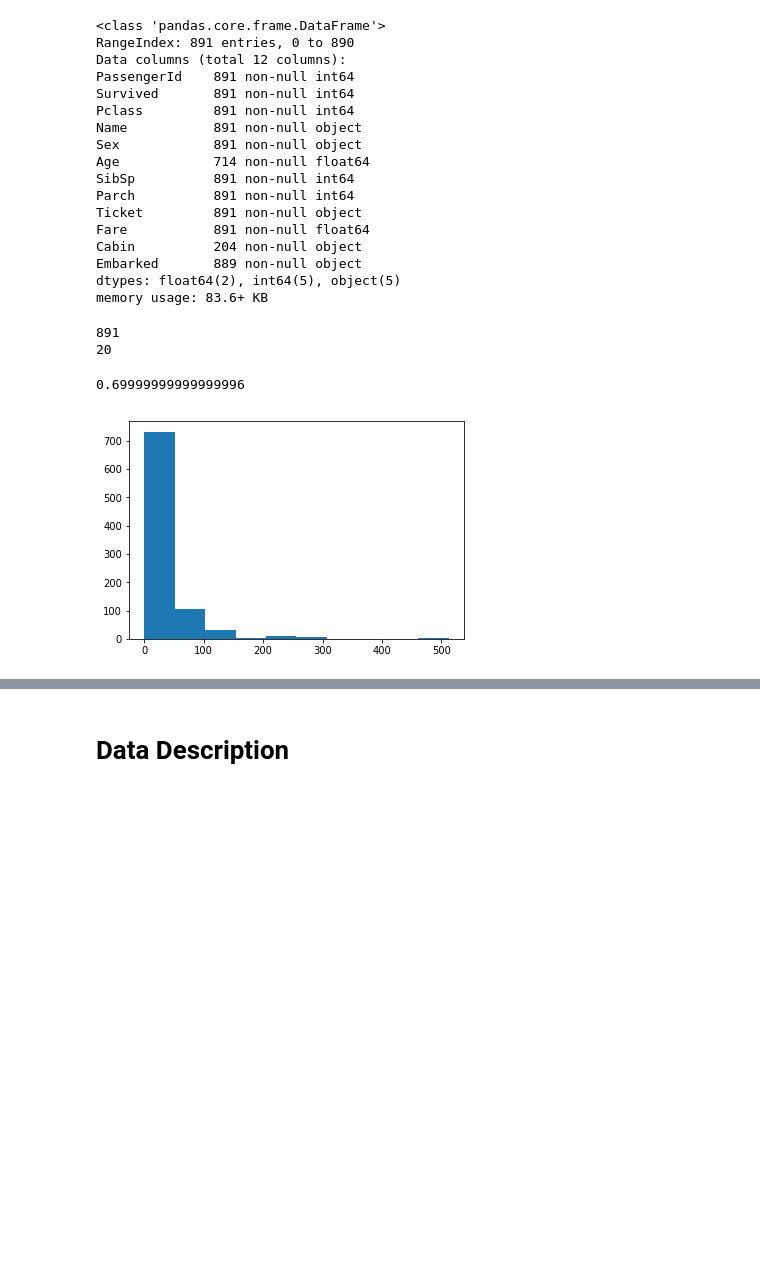
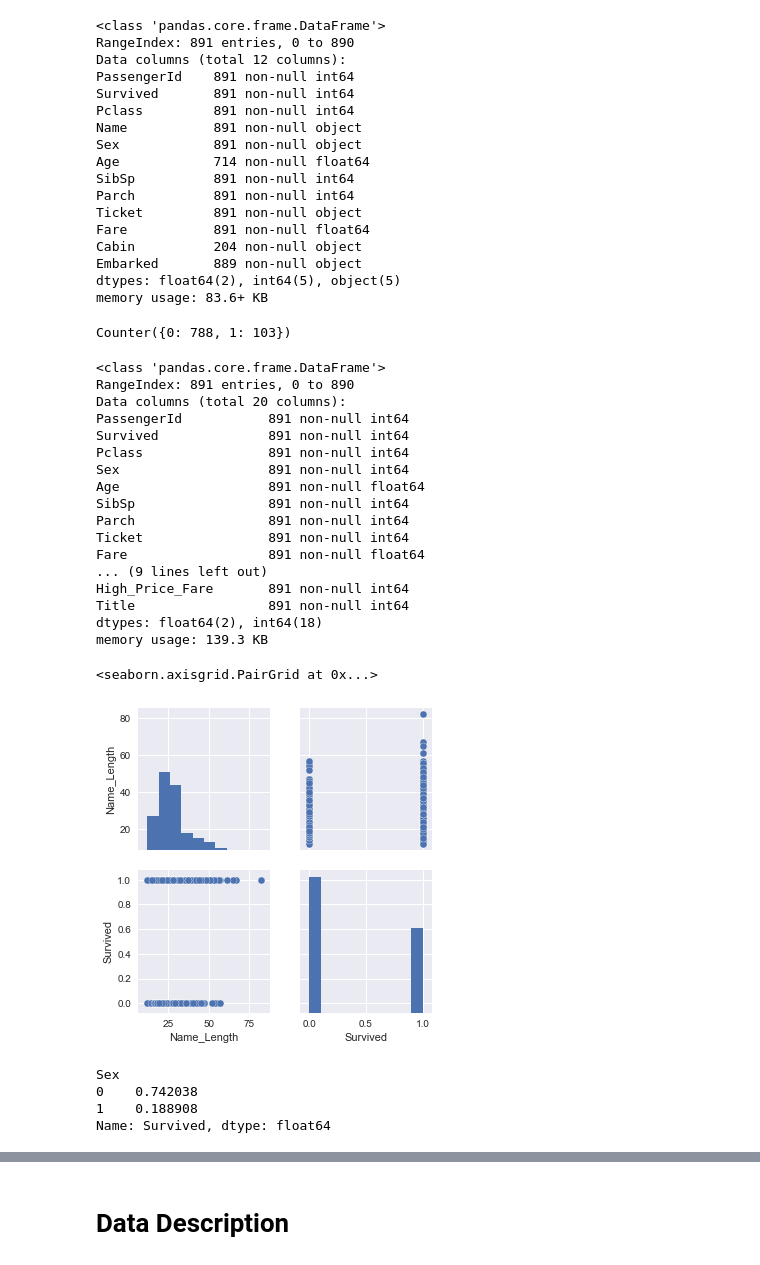
Before and after one commit to GoatWang/Kaggle_Titanic, a Jupyter notebook: submission.ipynb, the cells around one changed output, grey strips where cells are left out. Cells and saved outputs as stored; diff of their text form; code cells hidden in the pictures; blank space fills up the shorter version.

```diff
--- a/submission.ipynb
+++ b/submission.ipynb
@@ -63,16 +63,6 @@ Cabin          204 non-null object
 Embarked       889 non-null object
 dtypes: float64(2), int64(5), object(5)
 memory usage: 83.6+ KB
-# %%
-plt.hist(df['Fare'])
-print(len(df))
-print(len(df[df['Fare'] > 200]))
-sum(df[df['Fare'] > 200]['Survived']) /20
-# %% [output]
-891
-20
-0.69999999999999996
-[figure, removed]
 # %%
 def preprocess(df):
     # reassign id
@@ -205,3 +253,52 @@ def preprocess(df):
 # %%
 df = pd.read_csv('train.csv')
 df = preprocess(df)
+# %%
+Counter(df['Mother'])
+# %% [output]
+Counter({0: 788, 1: 103})
+# %%
+df.info()
+sns.pairplot(df[['Name_Length', 'Survived']])
+# %% [output]
+<class 'pandas.core.frame.DataFrame'>
+RangeIndex: 891 entries, 0 to 890
+Data columns (total 20 columns):
+PassengerId           891 non-null int64
+Survived              891 non-null int64
+Pclass                891 non-null int64
+Sex                   891 non-null int64
+Age                   891 non-null float64
+SibSp                 891 non-null int64
+Parch                 891 non-null int64
+Ticket                891 non-null int64
+Fare                  891 non-null float64
+... (9 lines left out)
+High_Price_Fare       891 non-null int64
+Title                 891 non-null int64
+dtypes: float64(2), int64(18)
+memory usage: 139.3 KB
+<seaborn.axisgrid.PairGrid at 0x...>
+[figure, added]
+# %%
+# df1 = df[df['Cabin']==0]
+# sum(df1[df1['Survived']==1]['Survived']) / len(df1)
+
+
+# df1 = df[df['Fare']<0][df['Fare']>30]
+# (df1[df1['Survived']==1]['Fare']).count() / len(df1)
+
+# df1 = df[df['Sex'] == 0][df['Age'] > 20][df['Age'] < 80]
+# print(len(df1))
+# (df1[df1['Survived']==1]['Fare']).count() / len(df1)
+
+df1 = df.groupby('Sex')['Survived'].mean()
+df1
+
+
+# plt.hist(df['Fare'])
+# %% [output]
+Sex
+0    0.742038
+1    0.188908
+Name: Survived, dtype: float64
```
Also changed, not shown: parts of 11 cells of this notebook.
